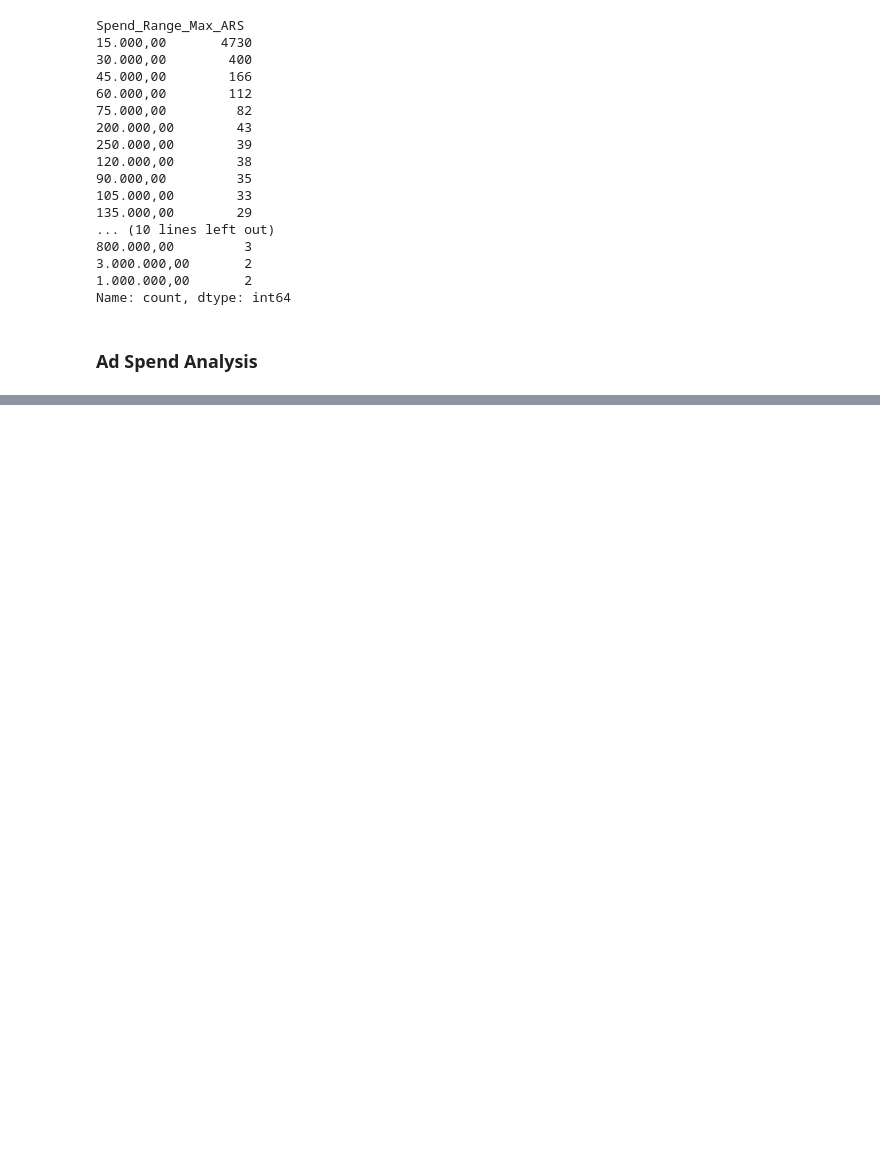
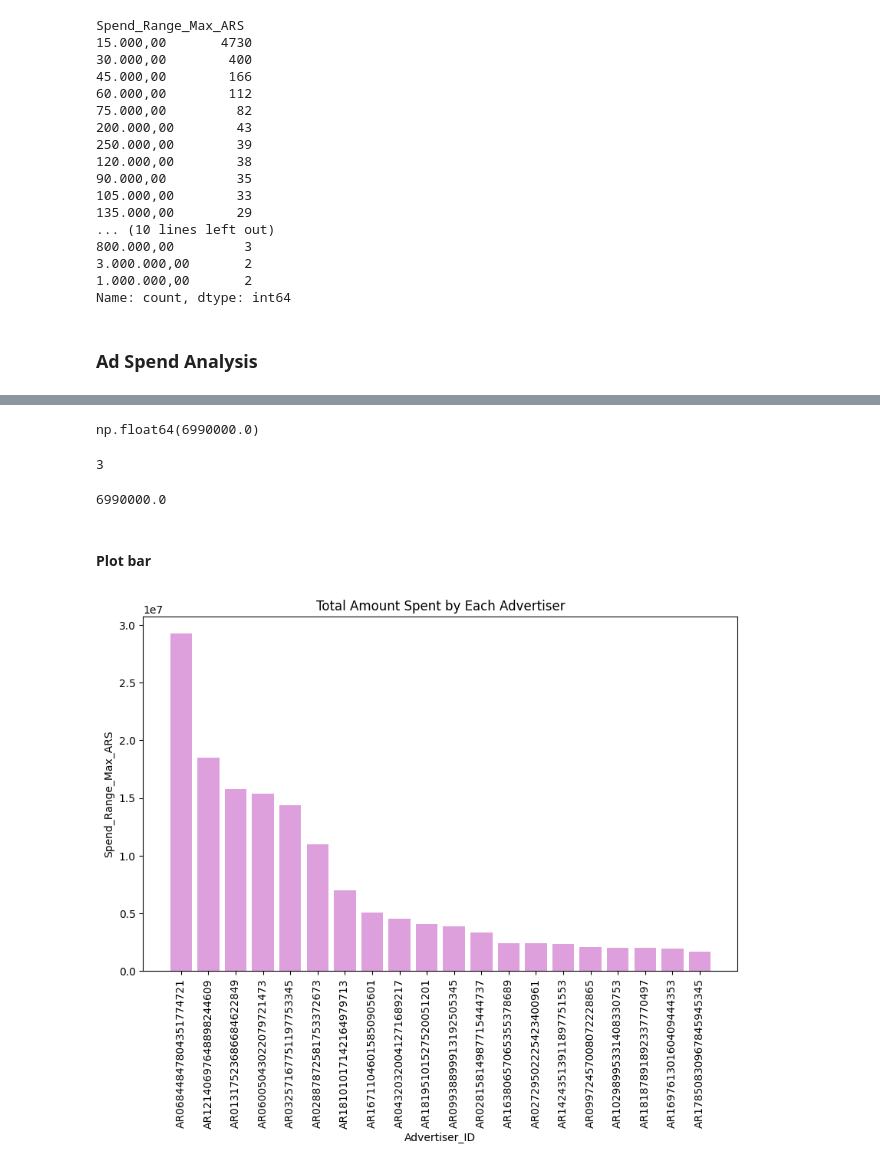
Before and after one commit to andreasoledadguerra/EDA_projects, a Jupyter notebook: googleads_analysis.ipynb, the cells around one changed output, grey strips where cells are left out. Cells and saved outputs as stored; diff of their text form; code cells hidden in the pictures; blank space fills up the shorter version.

Commit message:
Checking match between Advertiser ID and Advertiser Name

```diff
--- a/googleads_analysis.ipynb
+++ b/googleads_analysis.ipynb
@@ -132,0 +278,6 @@ plt.show()
+# %%
+#agrupar los valores de dinero que gastó cada Advertiser Id para poder plotear.
+#Iterar por cada persona, filtrar el data frame, sumar cuanto gastó cada uno, y hacer el plot the barras.
+
+df_grouped = df_ads.groupby(['Advertiser_ID'])['Spend_Range_Max_ARS'].sum().reset_index()
+display(df_grouped)
@@ -132,0 +355,34 @@ plt.show()
+# %%
+df_ads[df_ads['Advertiser_ID'] == 'AR18101017142164979713' ]['Spend_Range_Max_ARS'].sum()
+# %% [output]
+np.float64(6990000.0)
+# %%
+sum([1,2])
+# %% [output]
+3
+# %%
+suma_elem = sum(df_ads[df_ads['Advertiser_ID'] == 'AR18101017142164979713' ]['Spend_Range_Max_ARS'].tolist())
+print(suma_elem)
+# %% [output]
+6990000.0
+# %% [markdown]
+#### Plot bar
+# %%
+
+#the convert problem started here
+df_top_advertisers = df_grouped.nlargest(20, 'Spend_Range_Max_ARS')
+
+# Creating the bar plot
+plt.figure(figsize=(10, 6))
+plt.bar(df_top_advertisers['Advertiser_ID'], df_top_advertisers['Spend_Range_Max_ARS'], color='plum')
+
+# Customizing the plot
+plt.xlabel('Advertiser_ID')
+plt.ylabel('Spend_Range_Max_ARS')
+plt.title('Total Amount Spent by Each Advertiser')
+plt.xticks(rotation=90)
+
+# Showing the plot
+plt.show()
+# %% [output]
+[figure, added]
```
Also changed, not shown: parts of 22 cells of this notebook.
